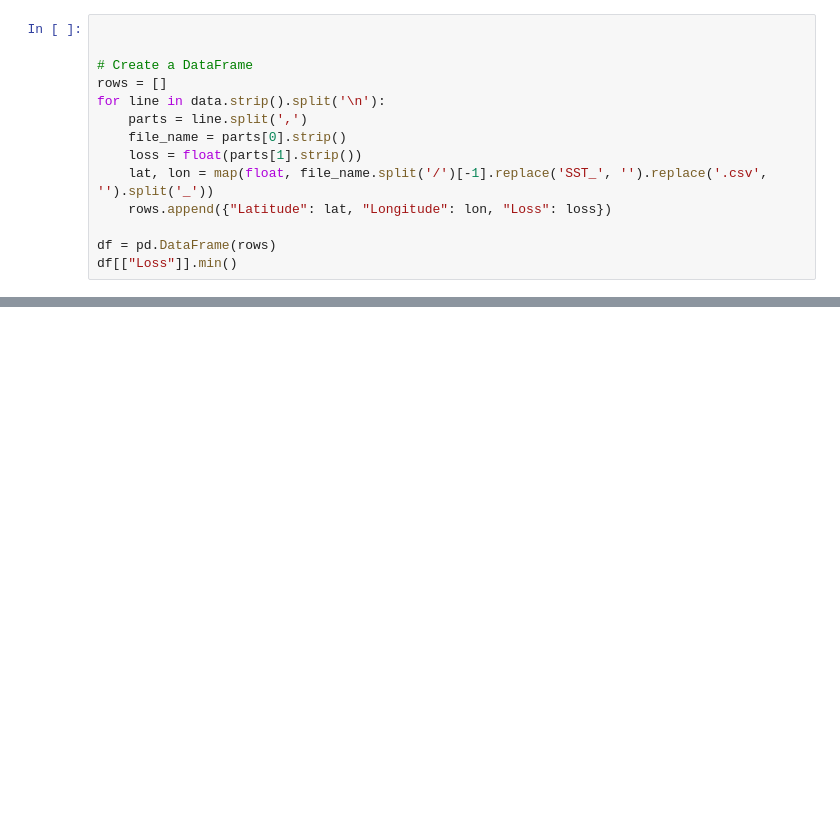
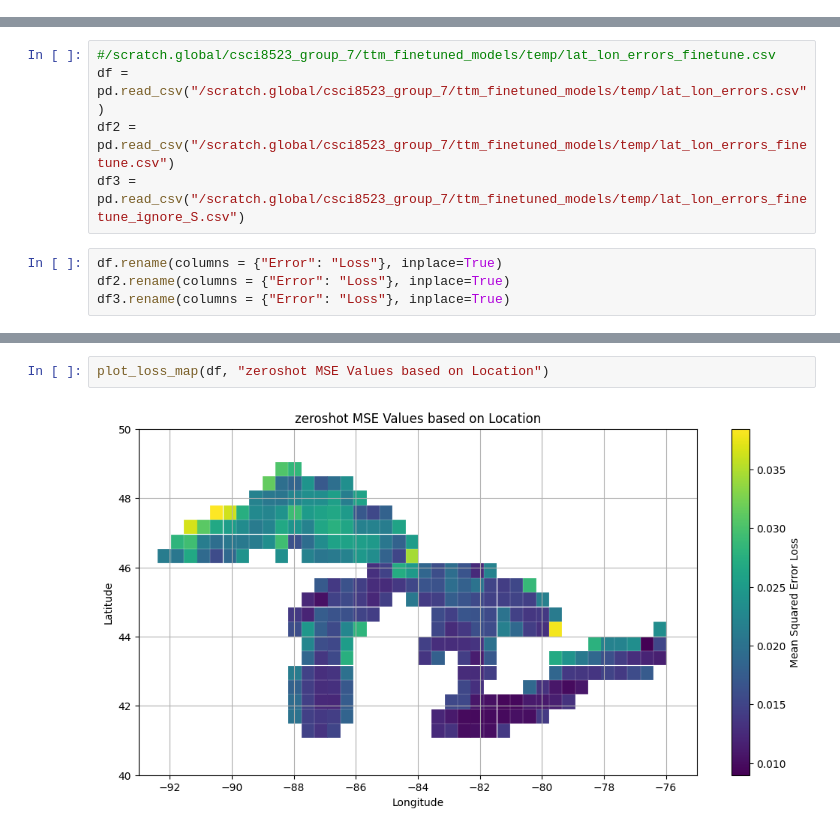
Before and after one commit to MarlinRLee/TTM_Lake_temp_pred, a Jupyter notebook: Early_View_zero_Shot.ipynb, the cells around one changed output, grey strips where cells are left out. Cells and saved outputs as stored; diff of their text form; blank space fills up the shorter version.

```diff
--- a/Early_View_zero_Shot.ipynb
+++ b/Early_View_zero_Shot.ipynb
@@ -272,14 +0,0 @@ SST_49.03_-88.57.csv, 0.6832784414291382,
-# %%
-
-
-# Create a DataFrame
-rows = []
-for line in data.strip().split('\n'):
-    parts = line.split(',')
-    file_name = parts[0].strip()
-    loss = float(parts[1].strip())
-    lat, lon = map(float, file_name.split('/')[-1].replace('SST_', '').replace('.csv', '').split('_'))
-    rows.append({"Latitude": lat, "Longitude": lon, "Loss": loss})
-
-df = pd.DataFrame(rows)
-df[["Loss"]].min()
@@ -289,3 +4,12 @@ dtype: float64
+# %%
+#/scratch.global/csci8523_group_7/ttm_finetuned_models/temp/lat_lon_errors_finetune.csv
+df = pd.read_csv("/scratch.global/csci8523_group_7/ttm_finetuned_models/temp/lat_lon_errors.csv")
+df2 = pd.read_csv("/scratch.global/csci8523_group_7/ttm_finetuned_models/temp/lat_lon_errors_finetune.csv")
+df3 = pd.read_csv("/scratch.global/csci8523_group_7/ttm_finetuned_models/temp/lat_lon_errors_finetune_ignore_S.csv")
+# %%
+df.rename(columns = {"Error": "Loss"}, inplace=True)
+df2.rename(columns = {"Error": "Loss"}, inplace=True)
+df3.rename(columns = {"Error": "Loss"}, inplace=True)
 # %%
 import matplotlib.pyplot as plt
 import matplotlib.patches as patches
@@ -326,0 +61,4 @@ plt.show()
+# %%
+plot_loss_map(df, "zeroshot MSE Values based on Location")
+# %% [output]
+[figure, added]
```
Also changed, not shown: parts of 7 cells of this notebook, 14 other files.
